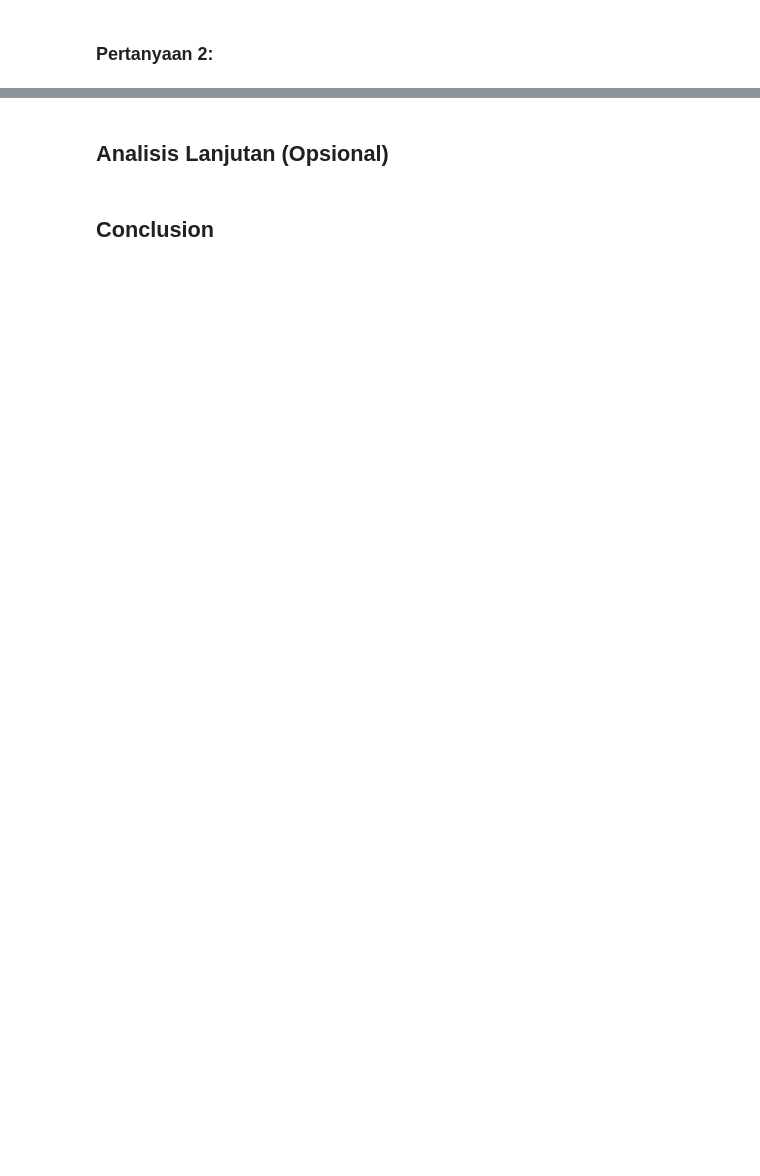
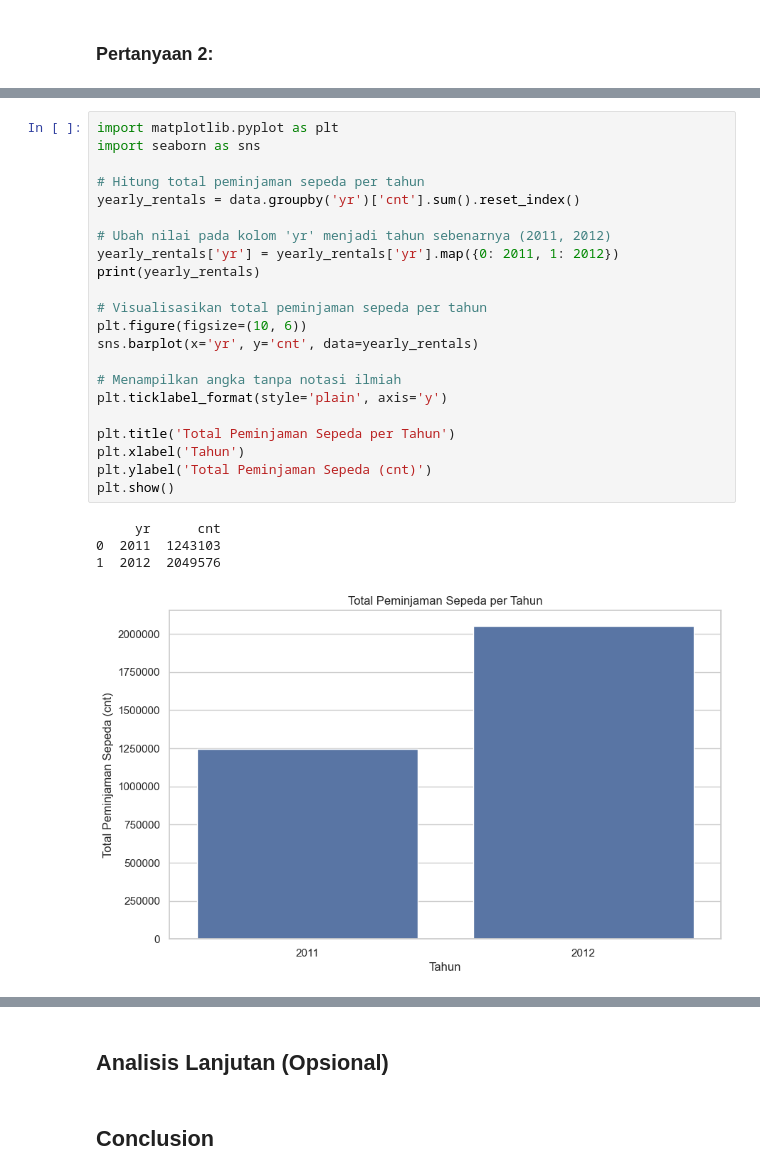
Before and after one commit to SanjayaCF/Sanjaya-Cahyadi-Fuad_Proyek-Analisa-Data, a Jupyter notebook: Proyek_Analisis_Data.ipynb, the cells around one changed output, grey strips where cells are left out. Drawn from its saved outputs; the diff is of its cells as text; blank space fills up the shorter version.

```diff
--- a/Proyek_Analisis_Data.ipynb
+++ b/Proyek_Analisis_Data.ipynb
@@ -67,0 +288,27 @@ NameError: name 'day_df' is not defined
+# %%
+import matplotlib.pyplot as plt
+import seaborn as sns
+
+# Hitung total peminjaman sepeda per tahun
+yearly_rentals = data.groupby('yr')['cnt'].sum().reset_index()
+
+# Ubah nilai pada kolom 'yr' menjadi tahun sebenarnya (2011, 2012)
+yearly_rentals['yr'] = yearly_rentals['yr'].map({0: 2011, 1: 2012})
+print(yearly_rentals)
+
+# Visualisasikan total peminjaman sepeda per tahun
+plt.figure(figsize=(10, 6))
+sns.barplot(x='yr', y='cnt', data=yearly_rentals)
+
+# Menampilkan angka tanpa notasi ilmiah
+plt.ticklabel_format(style='plain', axis='y')
+
+plt.title('Total Peminjaman Sepeda per Tahun')
+plt.xlabel('Tahun')
+plt.ylabel('Total Peminjaman Sepeda (cnt)')
+plt.show()
+# %% [output]
+     yr      cnt
+0  2011  1243103
+1  2012  2049576
+[figure, added]
```
Also changed, not shown: parts of 35 cells of this notebook.
